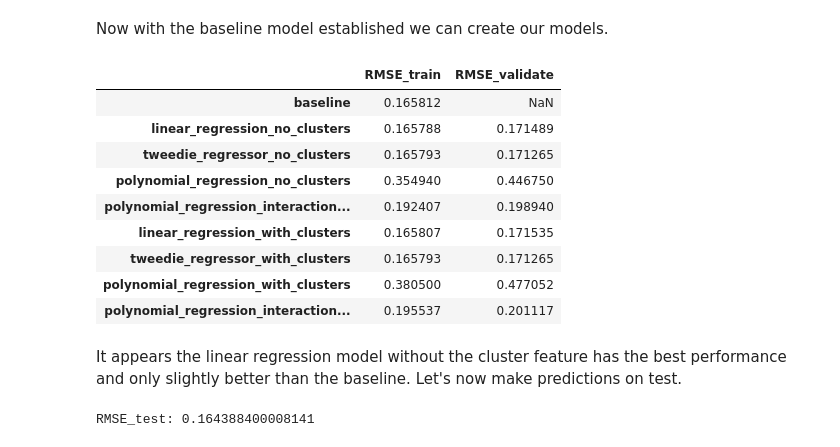
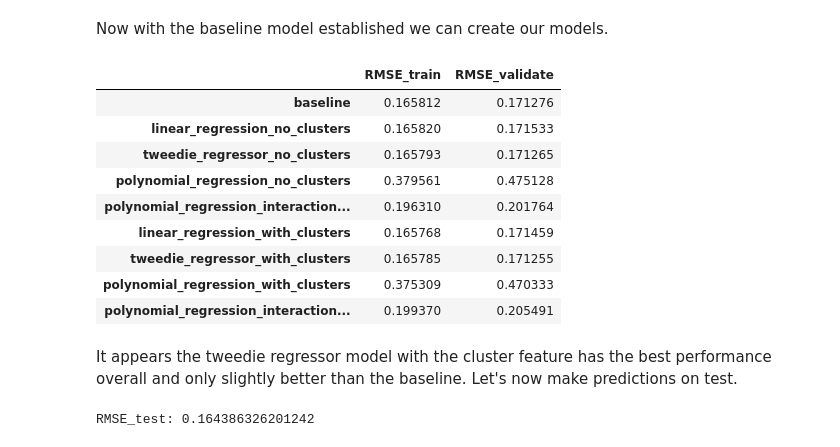
Before and after one commit to alegarcia-dev/zillow-clustering-project, a Jupyter notebook: Final_Report.ipynb, the cells around one changed output. Drawn from its saved outputs; the diff is of its cells as text; code cells hidden in the pictures.

```diff
--- a/Final_Report.ipynb
+++ b/Final_Report.ipynb
@@ -61,3 +63,13 @@ train, validate, test = prepare_and_split(AcquireZillow().get_data())
+# %%
+# Here we will scale all of our data except for the target variable logerror.
+# We must also not scale yearbuilt_binned since this is not a numeric type.
+# The data is scaled using a MinMaxScaler.
+train_scaled, validate_scaled, test_scaled = scale_data(
+    train,
+    validate,
+    test,
+    train.drop(columns = ['logerror', 'yearbuilt_binned']).columns
+)
 # %% [markdown]
 ---
 
@@ -101,0 +139,4 @@ run_stats_test_for_zip_codes(train)
+# %%
+# Here we will run a one sample t-test between the mean logerror of properties with less
+# than 2000 square feet and the overall mean logerror.
+run_stats_test_for_square_feet(train)
@@ -101,0 +167,3 @@ run_stats_test_for_zip_codes(train)
+# %%
+# Here we run an anova test on the mean logerror for each cluster.
+run_stats_test_for_clusters(train)
@@ -108,18 +184,9 @@ Before building and training machine learning models the data needs to be scaled
 # %%
-# Here we will scale all of our data except for the target variable logerror.
-# The data is scaled using a MinMaxScaler.
-train, validate, test = scale_data(
-    train,
-    validate,
-    test,
-    train.drop(columns = 'logerror').columns
-)
-
 # Now we will remove outliers from the train dataset. We will store this data
 # with outliers removed in a separate variable since we still want to use the
 # original data with outliers for evaluating the models. The only columns with
 # significant outliers are square_feet and tax_assessed_value.
-train_no_outliers = remove_outliers(train, 1.5, ['square_feet', 'tax_assessed_value'])
+train_no_outliers = remove_outliers(train_scaled, 1.5, ['square_feet', 'tax_assessed_value'])
 # %% [markdown]
 Now we can begin creating machine learning models. We will try creating a few models without the cluster feature and a few with it to see if it makes a difference. The performance of each model will be evaluated using the root mean squared error which will give us the average distance between the predicted values and the actual values. With this evaluation metric we will know how far off the predictions are on average.
 
@@ -133,27 +200,31 @@ Now with the baseline model established we can create our models.
 # %%
 # Here we will create eight different models and evaluate all of them using RMSE.
 # For details refer to the model.py or model.ipynb files.
 # The features used are:
-#
+#     square_feet
+#     tax_assessed_value
+#     zip_code, binned into two groups (those that have average logerror, and the rest)
+#     property_age
 models = create_models(train_no_outliers)
-evaluate_models(baseline, models, train, validate, 'logerror')
+evaluate_models(baseline, models, train_scaled, validate_scaled, 'logerror')
 # %% [output]
 |  | RMSE_train | RMSE_validate |
-| baseline | 0.165812 | NaN |
-| linear_regression_no_clusters | 0.165788 | 0.171489 |
+| baseline | 0.165812 | 0.171276 |
+| linear_regression_no_clusters | 0.165820 | 0.171533 |
 | tweedie_regressor_no_clusters | 0.165793 | 0.171265 |
-| polynomial_regression_no_clusters | 0.354940 | 0.446750 |
-| polynomial_regression_interaction... | 0.192407 | 0.198940 |
-| linear_regression_with_clusters | 0.165807 | 0.171535 |
-| tweedie_regressor_with_clusters | 0.165793 | 0.171265 |
-| polynomial_regression_with_clusters | 0.380500 | 0.477052 |
-| polynomial_regression_interaction... | 0.195537 | 0.201117 |
+| polynomial_regression_no_clusters | 0.379561 | 0.475128 |
+| polynomial_regression_interaction... | 0.196310 | 0.201764 |
+| linear_regression_with_clusters | 0.165768 | 0.171459 |
+| tweedie_regressor_with_clusters | 0.165785 | 0.171255 |
+| polynomial_regression_with_clusters | 0.375309 | 0.470333 |
+| polynomial_regression_interaction... | 0.199370 | 0.205491 |
 # %% [markdown]
-It appears the linear regression model without the cluster feature has the best performance and only slightly better than the baseline. Let's now make predictions on test.
+It appears the tweedie regressor model with the cluster feature has the best performance overall and only slightly better than the baseline. Let's now make predictions on test.
 # %%
-evaluate_on_test(models[1], test, 'logerror')
+# Now let's make predictions on test using the linear regression model with the cluster feature.
+evaluate_on_test(models[5], test_scaled, 'logerror')
 # %% [output]
-RMSE_test: 0.164388400008141
+RMSE_test: 0.164386326201242
 # %% [markdown]
 The performance on test is consistent with with train and validate.
 
```
Also changed, not shown: parts of 22 cells of this notebook, 3 other files.
